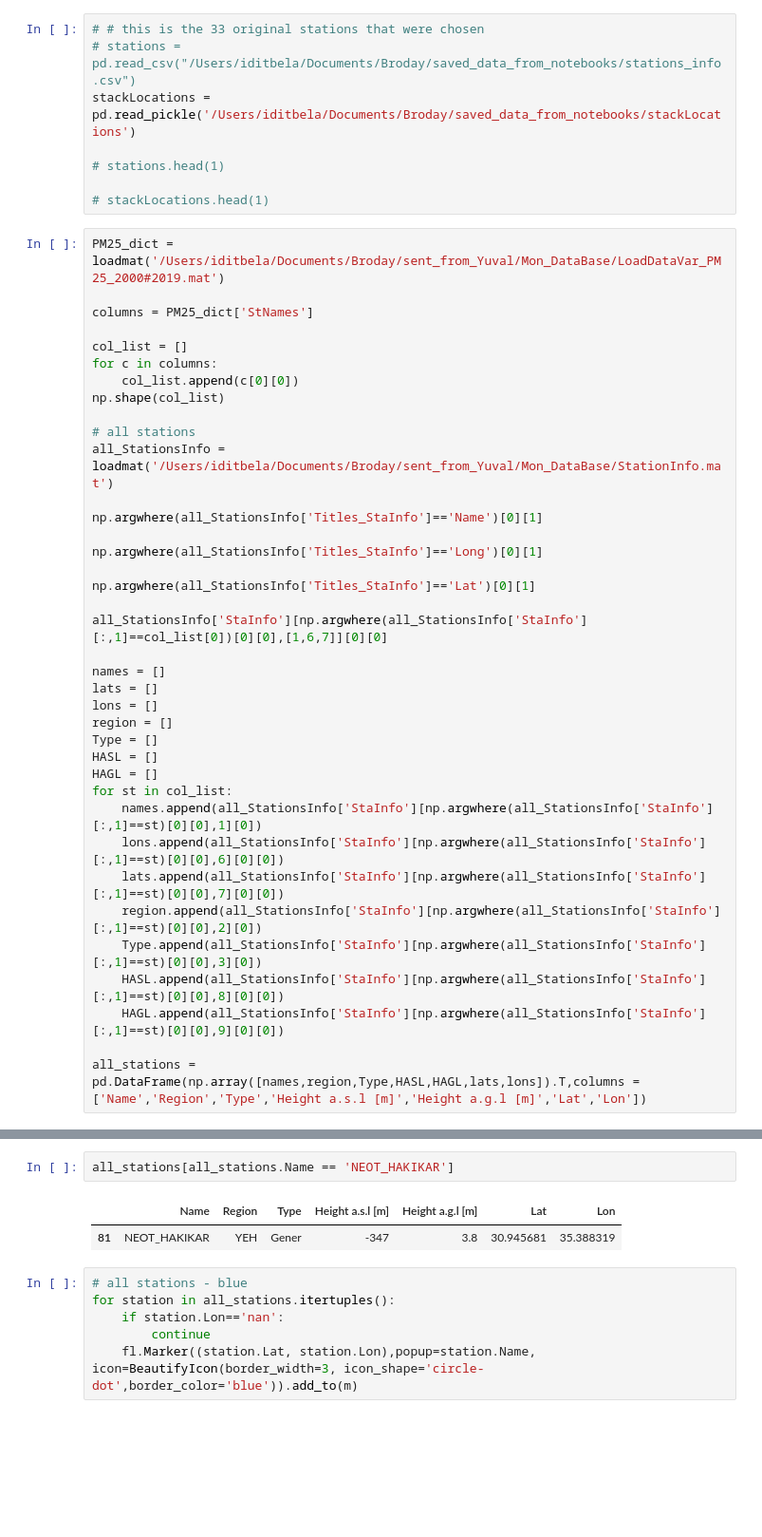
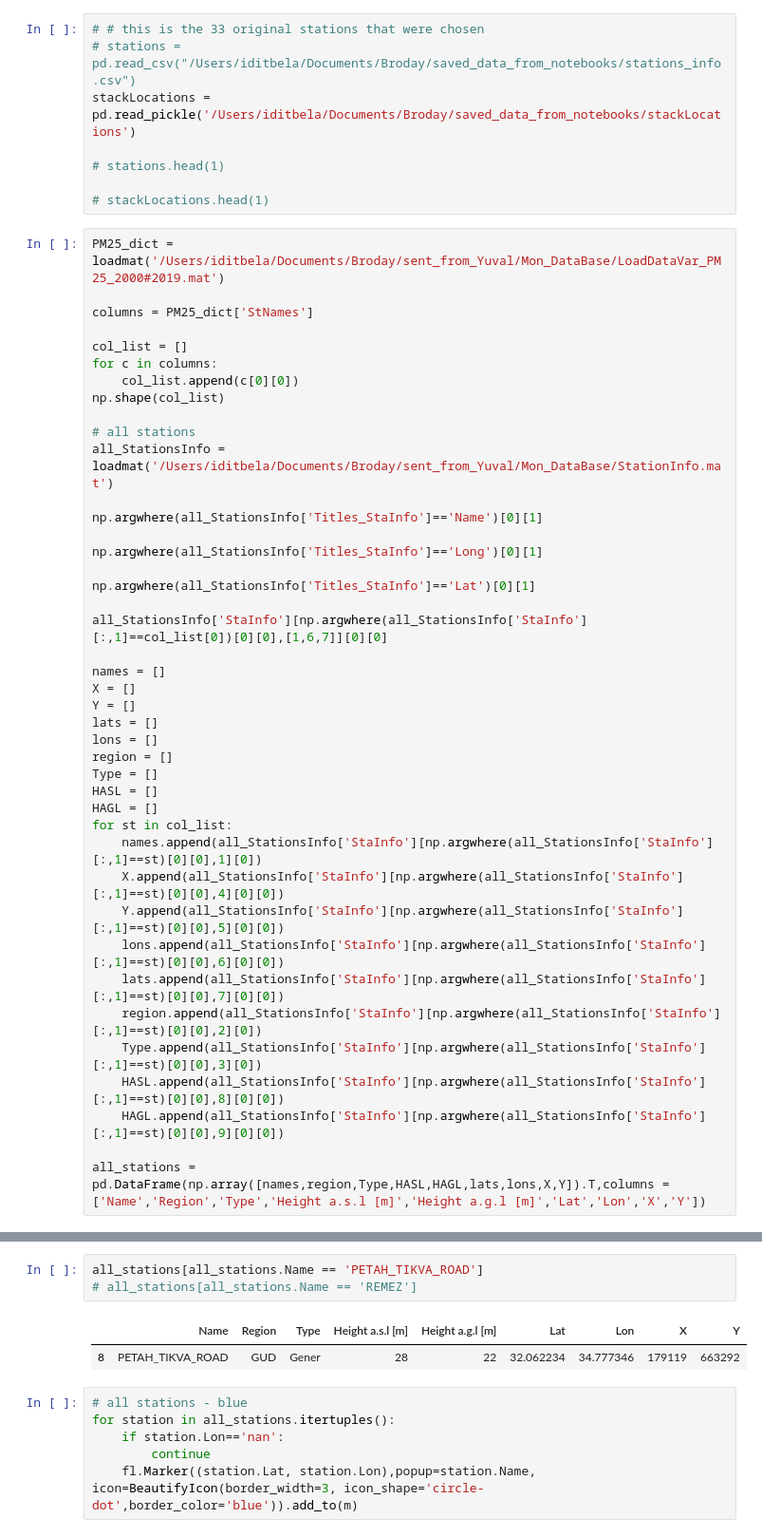
Before and after one commit to iditbela2/Broday_notebooks, a Jupyter notebook: maps.ipynb, the cells around one changed output, grey strips where cells are left out. Shown: that part at 95% size. Saved outputs shown, nothing was run; the diff lists cells and outputs as text; blank space fills up the shorter version.

```diff
--- a/maps.ipynb
+++ b/maps.ipynb
@@ -54,6 +54,8 @@ np.argwhere(all_StationsInfo['Titles_StaInfo']=='Lat')[0][1]
 all_StationsInfo['StaInfo'][np.argwhere(all_StationsInfo['StaInfo'][:,1]==col_list[0])[0][0],[1,6,7]][0][0]
 
 names = []
+X = []
+Y = []
 lats = []
 lons = []
 region = []
@@ -62,6 +64,8 @@ HASL = []
 HAGL = []
 for st in col_list:
     names.append(all_StationsInfo['StaInfo'][np.argwhere(all_StationsInfo['StaInfo'][:,1]==st)[0][0],1][0])
+    X.append(all_StationsInfo['StaInfo'][np.argwhere(all_StationsInfo['StaInfo'][:,1]==st)[0][0],4][0][0])
+    Y.append(all_StationsInfo['StaInfo'][np.argwhere(all_StationsInfo['StaInfo'][:,1]==st)[0][0],5][0][0])
     lons.append(all_StationsInfo['StaInfo'][np.argwhere(all_StationsInfo['StaInfo'][:,1]==st)[0][0],6][0][0])
     lats.append(all_StationsInfo['StaInfo'][np.argwhere(all_StationsInfo['StaInfo'][:,1]==st)[0][0],7][0][0])
     region.append(all_StationsInfo['StaInfo'][np.argwhere(all_StationsInfo['StaInfo'][:,1]==st)[0][0],2][0])
@@ -69,4 +73,4 @@ for st in col_list:
     HASL.append(all_StationsInfo['StaInfo'][np.argwhere(all_StationsInfo['StaInfo'][:,1]==st)[0][0],8][0][0])
     HAGL.append(all_StationsInfo['StaInfo'][np.argwhere(all_StationsInfo['StaInfo'][:,1]==st)[0][0],9][0][0])
 
-all_stations = pd.DataFrame(np.array([names,region,Type,HASL,HAGL,lats,lons]).T,columns = ['Name','Region','Type','Height a.s.l [m]','Height a.g.l [m]','Lat','Lon'])
+all_stations = pd.DataFrame(np.array([names,region,Type,HASL,HAGL,lats,lons,X,Y]).T,columns = ['Name','Region','Type','Height a.s.l [m]','Height a.g.l [m]','Lat','Lon','X','Y'])
@@ -92,10 +114,11 @@ m = fl.Map(
     attr=' ') #tiles='stamenterrain'
 # m.fit_bounds([(stations.Lat.min(),stations.Lon.min(),stations.Lat.max(),stations.Lon.max())])
 # %%
-all_stations[all_stations.Name == 'NEOT_HAKIKAR']
+all_stations[all_stations.Name == 'PETAH_TIKVA_ROAD']
+# all_stations[all_stations.Name == 'REMEZ']
 # %% [output]
-|  | Name | Region | Type | Height a.s.l [m] | Height a.g.l [m] | Lat | Lon |
-| 81 | NEOT_HAKIKAR | YEH | Gener | -347 | 3.8 | 30.945681 | 35.388319 |
+|  | Name | Region | Type | Height a.s.l [m] | Height a.g.l [m] | Lat | Lon | X | Y |
+| 8 | PETAH_TIKVA_ROAD | GUD | Gener | 28 | 22 | 32.062234 | 34.777346 | 179119 | 663292 |
 # %%
 # all stations - blue
 for station in all_stations.itertuples():
```
Also changed, not shown: parts of 4 cells of this notebook.
